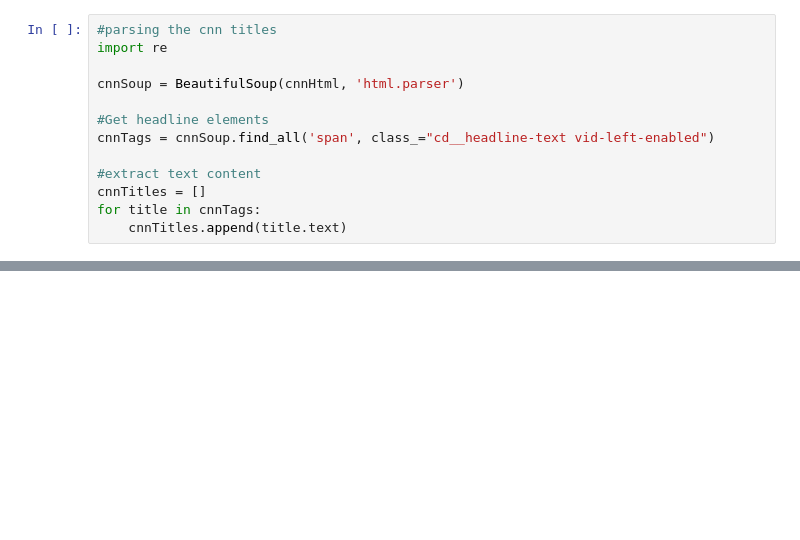
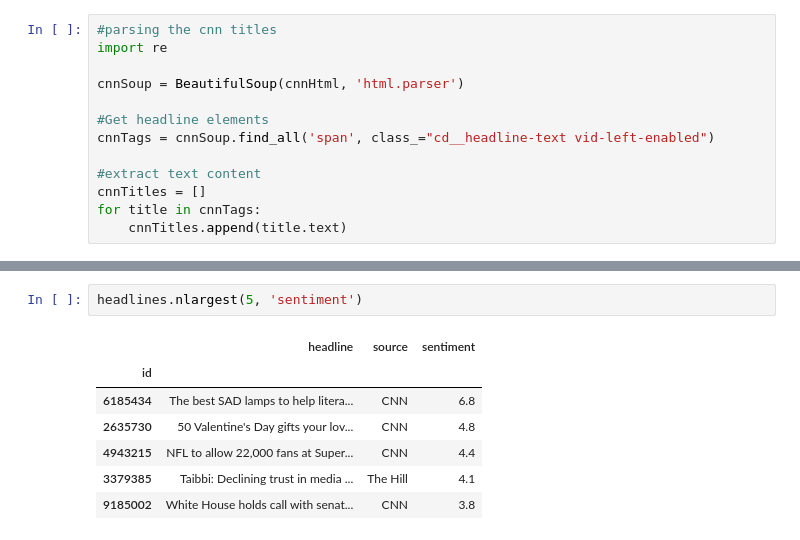
Before and after one commit to capacitor21/Headlines-Data-Analysis, a Jupyter notebook: news_analysis.ipynb, the cells around one changed output, grey strips where cells are left out. Saved outputs shown, nothing was run; the diff lists cells and outputs as text; blank space fills up the shorter version.

```diff
--- a/news_analysis.ipynb
+++ b/news_analysis.ipynb
@@ -148,0 +152,10 @@ sns.barplot(x=meanSentiments['sentiment'].index, y=meanSentiments['sentiment'])
+# %%
+headlines.nlargest(5, 'sentiment')
+# %% [output]
+|  | headline | source | sentiment |
+| id |  |  |  |
+| 6185434 | The best SAD lamps to help litera... | CNN | 6.8 |
+| 2635730 | 50 Valentine's Day gifts your lov... | CNN | 4.8 |
+| 4943215 | NFL to allow 22,000 fans at Super... | CNN | 4.4 |
+| 3379385 | Taibbi: Declining trust in media ... | The Hill | 4.1 |
+| 9185002 | White House holds call with senat... | CNN | 3.8 |
```
Also changed, not shown: parts of 8 cells of this notebook, 2 other files.
